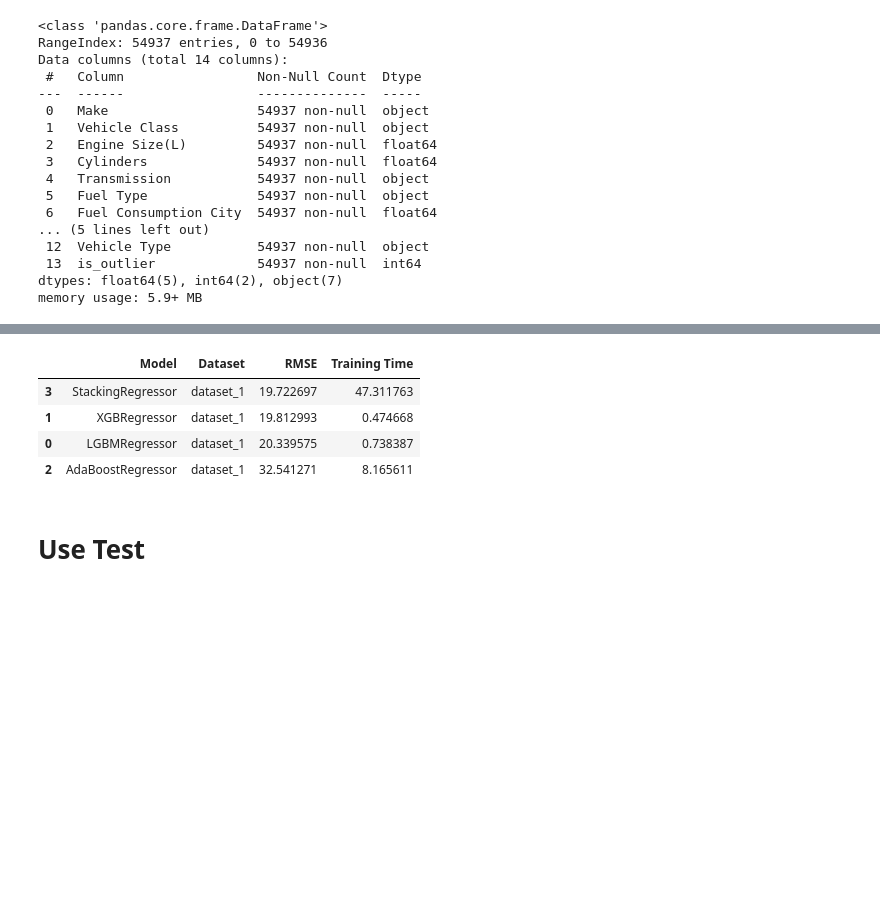
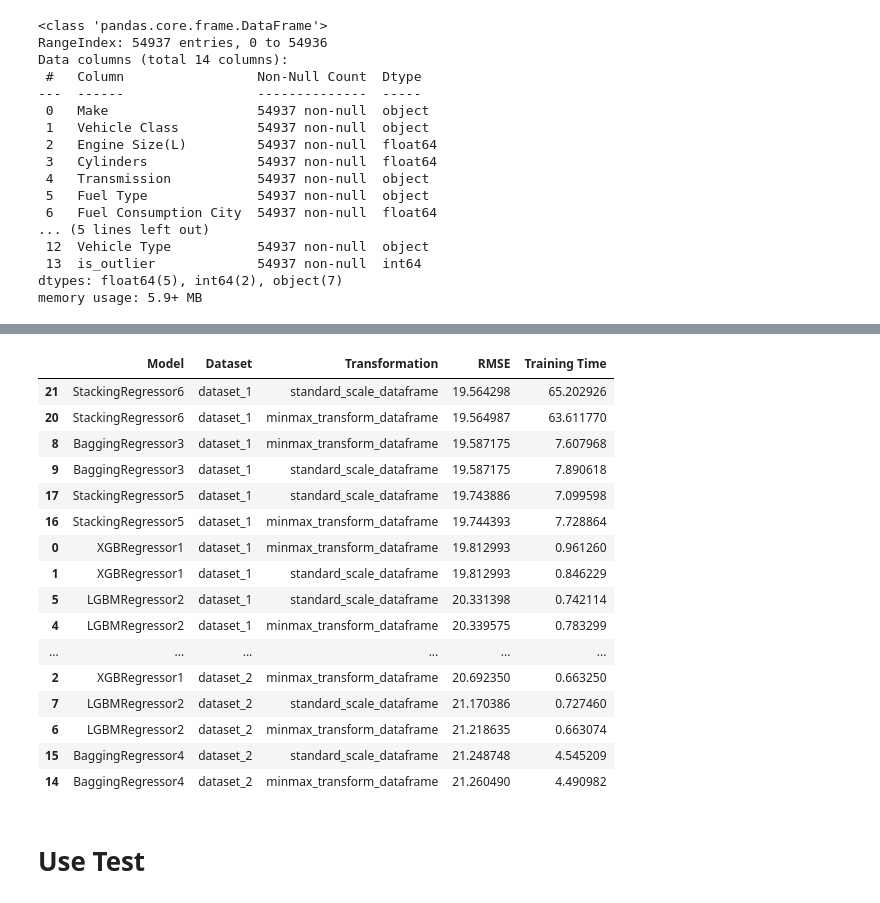
Before and after one commit to caesariodito/comp-archive, a Jupyter notebook: src/preprocess_modeling_pipeline.ipynb, the cells around one changed output, grey strips where cells are left out. Drawn from its saved outputs; the diff is of its cells as text; code cells hidden in the pictures; blank space fills up the shorter version.

```diff
--- a/src/preprocess_modeling_pipeline.ipynb
+++ b/src/preprocess_modeling_pipeline.ipynb
@@ -168,0 +75,17 @@ model_ensemble = StackingRegressor(
+# %%
+selected_features = [
+    "Engine Size(L)",
+    "Cylinders",
+    "Fuel Consumption City",
+    "Fuel Consumption Hwy",
+    "Fuel Consumption Comb",
+]
+
+onehot_columns_4 = []
+binary_columns_4 = []
+ordinal_columns_4 = []
+
+numerical_columns_4 = df_train.select_dtypes(include="float64").columns.tolist()
+# %%
+df_train_4 = df_train[selected_features].copy()
+df_test_4 = df_test[selected_features].copy()
@@ -276,20 +356,41 @@ Model: StackingRegressor, Dataset: 1, Mean RMSE: 19.7227, Mean Training time: 47
-# %%
-# Convert the nested dictionary into a pandas DataFrame
-df_results = pd.concat({k: pd.DataFrame(v).T for k, v in results.items()}, axis=0)
-
-# Reset the index and rename the columns for a cleaner look
-df_results.reset_index(inplace=True)
-df_results.columns = ["Model", "Dataset", "RMSE", "Training Time"]
-
-df_results.to_csv("results_to_submit.csv")
-df_sorted = df_results.sort_values(by="RMSE", ascending=True)
-df_sorted
-# %% [output]
-|  | Model | Dataset | RMSE | Training Time |
-| 3 | StackingRegressor | dataset_1 | 19.722697 | 47.311763 |
-| 1 | XGBRegressor | dataset_1 | 19.812993 | 0.474668 |
-| 0 | LGBMRegressor | dataset_1 | 20.339575 | 0.738387 |
-| 2 | AdaBoostRegressor | dataset_1 | 32.541271 | 8.165611 |
+# %%
+data = []
+for model, datasets in results.items():
+    for dataset, metrics in datasets.items():
+        for transformation, values in metrics.items():
+            if isinstance(values, dict):
+                row = [model, dataset, transformation]
+                row.append(values.get("rmse"))
+                row.append(values.get("training_time"))
+                data.append(row)
+
+df_results = pd.DataFrame(
+    data, columns=["Model", "Dataset", "Transformation", "RMSE", "Training Time"]
+)
+
+df_sorted = df_results.sort_values(by="RMSE", ascending=True)
+
+df_sorted.to_csv('results_to_submit_4.csv', index=False)
+
+df_sorted
+# %% [output]
+|  | Model | Dataset | Transformation | RMSE | Training Time |
+| 21 | StackingRegressor6 | dataset_1 | standard_scale_dataframe | 19.564298 | 65.202926 |
+| 20 | StackingRegressor6 | dataset_1 | minmax_transform_dataframe | 19.564987 | 63.611770 |
+| 8 | BaggingRegressor3 | dataset_1 | minmax_transform_dataframe | 19.587175 | 7.607968 |
+| 9 | BaggingRegressor3 | dataset_1 | standard_scale_dataframe | 19.587175 | 7.890618 |
+| 17 | StackingRegressor5 | dataset_1 | standard_scale_dataframe | 19.743886 | 7.099598 |
+| 16 | StackingRegressor5 | dataset_1 | minmax_transform_dataframe | 19.744393 | 7.728864 |
+| 0 | XGBRegressor1 | dataset_1 | minmax_transform_dataframe | 19.812993 | 0.961260 |
+| 1 | XGBRegressor1 | dataset_1 | standard_scale_dataframe | 19.812993 | 0.846229 |
+| 5 | LGBMRegressor2 | dataset_1 | standard_scale_dataframe | 20.331398 | 0.742114 |
+| 4 | LGBMRegressor2 | dataset_1 | minmax_transform_dataframe | 20.339575 | 0.783299 |
+| ... | ... | ... | ... | ... | ... |
+| 2 | XGBRegressor1 | dataset_2 | minmax_transform_dataframe | 20.692350 | 0.663250 |
+| 7 | LGBMRegressor2 | dataset_2 | standard_scale_dataframe | 21.170386 | 0.727460 |
+| 6 | LGBMRegressor2 | dataset_2 | minmax_transform_dataframe | 21.218635 | 0.663074 |
+| 15 | BaggingRegressor4 | dataset_2 | standard_scale_dataframe | 21.248748 | 4.545209 |
+| 14 | BaggingRegressor4 | dataset_2 | minmax_transform_dataframe | 21.260490 | 4.490982 |
 # %% [markdown]
 # Use Test
 # %%
```
Also changed, not shown: parts of 22 cells of this notebook, 10 other files.
